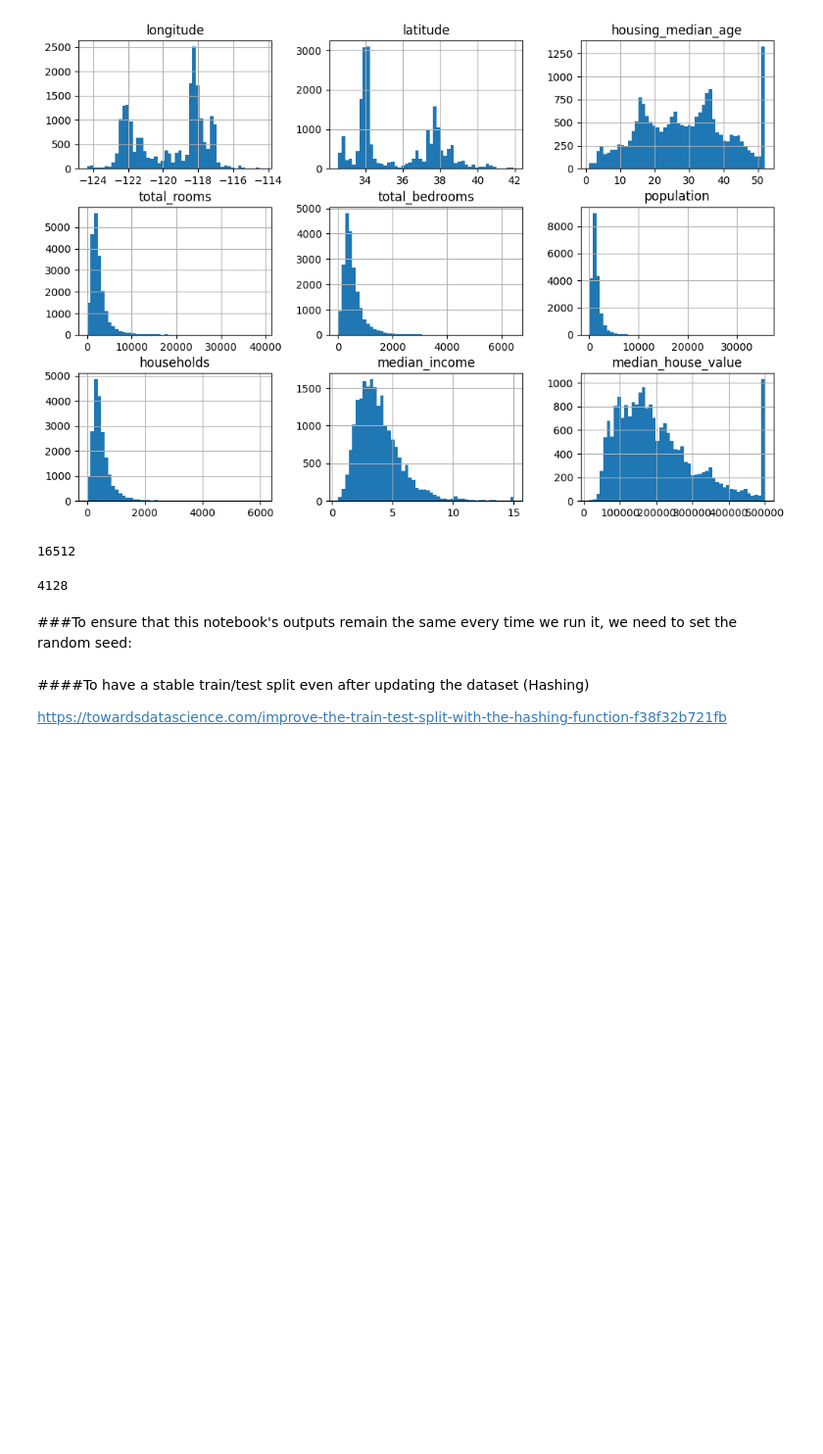
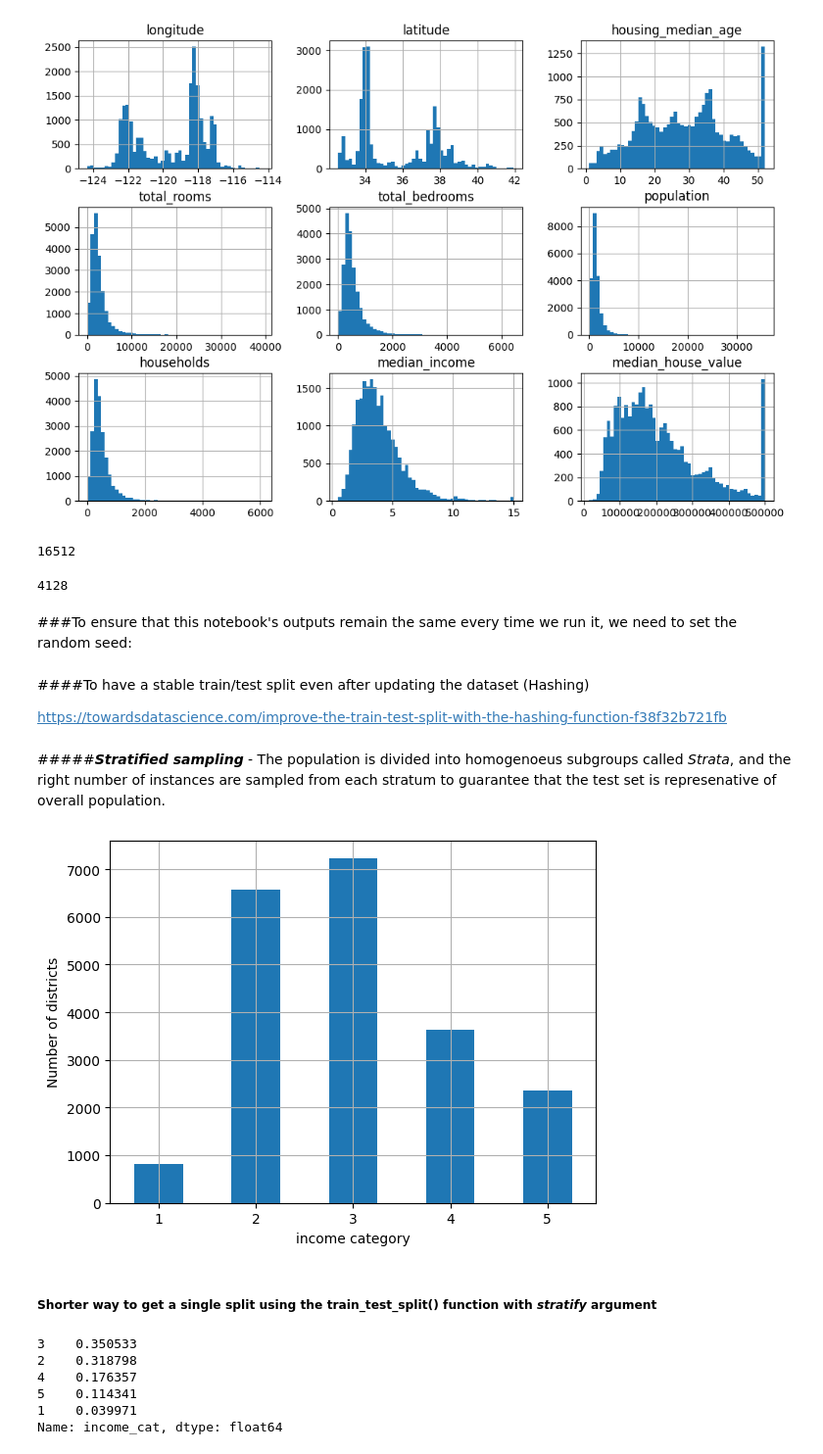
Before and after one commit to rajarajeswarir/Hands-on-Machine-Learning, a Jupyter notebook: End_to_end_machine_learning_project.ipynb, the cells around one changed output. Shown: that part at 98% size. Cells and saved outputs as stored; diff of their text form; code cells hidden in the pictures; blank space fills up the shorter version.

```diff
--- a/End_to_end_machine_learning_project.ipynb
+++ b/End_to_end_machine_learning_project.ipynb
@@ -131,3 +131,16 @@ def split_data_with_id_hash(data, test_ratio, id_column):
 # %%
 housing_with_id = housing.reset_index() # adds an 'index' column
 train_set, test_set = split_data_with_id_hash(housing_with_id, 0.2, "index")
+# %% [markdown]
+#####***Stratified sampling*** - The population is divided into homogenoeus subgroups called *Strata*, and the right number of instances are sampled from each stratum to guarantee that the test set is represenative of overall population.
+# %%
+housing["income_cat"] = pd.cut(housing["median_income"],
+                               bins = [0., 1.5, 3.0, 4.5, 6., np.inf],
+                               labels = [1, 2, 3, 4, 5])
+
+housing["income_cat"].value_counts().sort_index().plot.bar(rot=0, grid=True)
+plt.xlabel("income category")
+plt.ylabel("Number of districts")
+plt.show()
+# %% [output]
+[figure, added]
@@ -133,0 +159,2 @@ train_set, test_set = split_data_with_id_hash(housing_with_id, 0.2, "index")
+# %% [markdown]
+##### Shorter way to get a single split using the train_test_split() function with *stratify* argument
@@ -133,0 +165,9 @@ train_set, test_set = split_data_with_id_hash(housing_with_id, 0.2, "index")
+# %%
+strat_test_set['income_cat'].value_counts() / len(strat_test_set)
+# %% [output]
+3    0.350533
+2    0.318798
+4    0.176357
+5    0.114341
+1    0.039971
+Name: income_cat, dtype: float64
```
Also changed, not shown: parts of 4 cells of this notebook.
